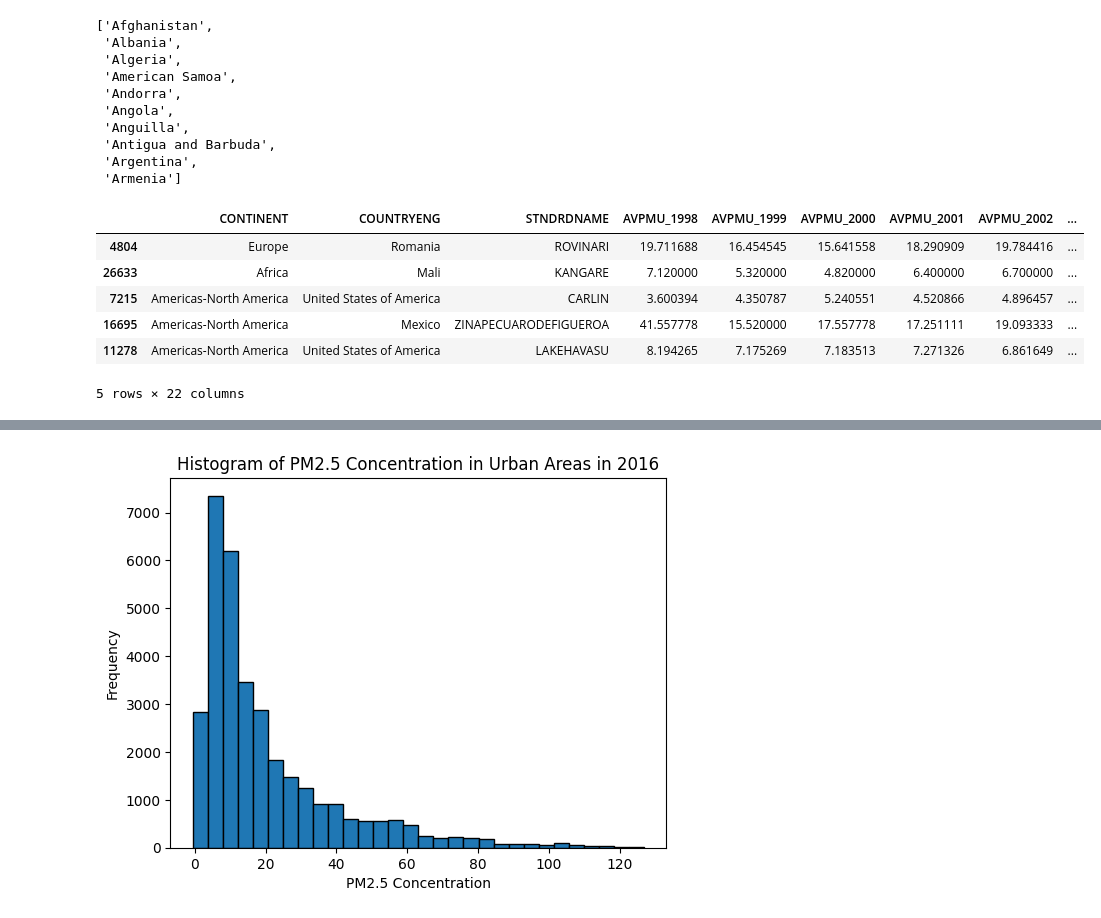
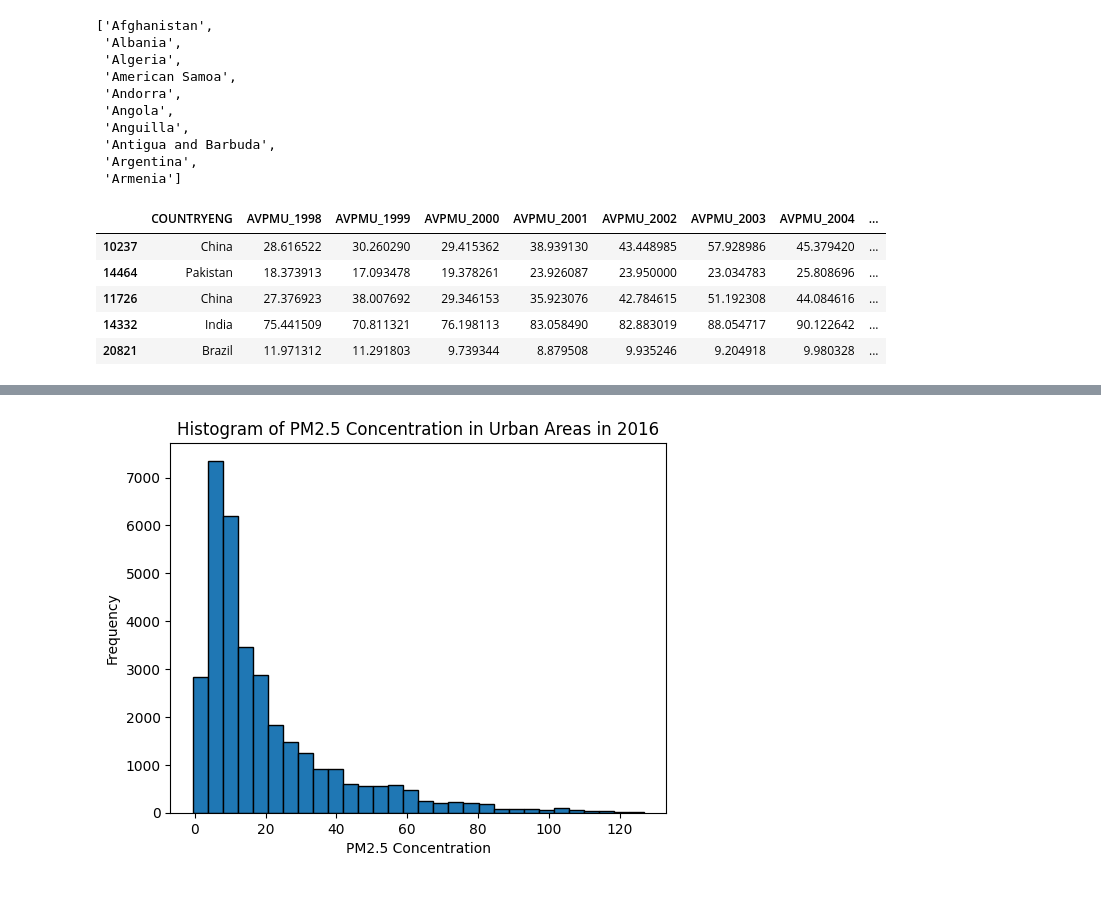
Before and after one commit to dalejandroabel/NASA-Space-Apps, a Jupyter notebook: Juan_xlxs/PM.ipynb, the cells around one changed output, grey strips where cells are left out. Saved outputs shown, nothing was run; the diff lists cells and outputs as text; code cells hidden in the pictures.

```diff
--- a/Juan_xlxs/PM.ipynb
+++ b/Juan_xlxs/PM.ipynb
@@ -78,14 +78,13 @@ countriesExce[:10]
  'Armenia']
 # %%
 urbanPm25ExposureDf.sample(5)
-filteredColsUrban = ['CONTINENT', 'COUNTRYENG', 'STNDRDNAME'] + [col for col in urbanPm25ExposureDf.columns if col.startswith('AVPMU_')]
+filteredColsUrban = ['COUNTRYENG'] + [col for col in urbanPm25ExposureDf.columns if col.startswith('AVPMU_')]
 filteredUrbanExpoDf = urbanPm25ExposureDf[filteredColsUrban]
 filteredUrbanExpoDf.sample(5)
 # %% [output]
-|  | CONTINENT | COUNTRYENG | STNDRDNAME | AVPMU_1998 | AVPMU_1999 | AVPMU_2000 | AVPMU_2001 | AVPMU_2002 | ... |
-| 4804 | Europe | Romania | ROVINARI | 19.711688 | 16.454545 | 15.641558 | 18.290909 | 19.784416 | ... |
-| 26633 | Africa | Mali | KANGARE | 7.120000 | 5.320000 | 4.820000 | 6.400000 | 6.700000 | ... |
-| 7215 | Americas-North America | United States of America | CARLIN | 3.600394 | 4.350787 | 5.240551 | 4.520866 | 4.896457 | ... |
-| 16695 | Americas-North America | Mexico | ZINAPECUARODEFIGUEROA | 41.557778 | 15.520000 | 17.557778 | 17.251111 | 19.093333 | ... |
-| 11278 | Americas-North America | United States of America | LAKEHAVASU | 8.194265 | 7.175269 | 7.183513 | 7.271326 | 6.861649 | ... |
+|  | COUNTRYENG | AVPMU_1998 | AVPMU_1999 | AVPMU_2000 | AVPMU_2001 | AVPMU_2002 | AVPMU_2003 | AVPMU_2004 | ... |
+| 10237 | China | 28.616522 | 30.260290 | 29.415362 | 38.939130 | 43.448985 | 57.928986 | 45.379420 | ... |
+| 14464 | Pakistan | 18.373913 | 17.093478 | 19.378261 | 23.926087 | 23.950000 | 23.034783 | 25.808696 | ... |
+| 11726 | China | 27.376923 | 38.007692 | 29.346153 | 35.923076 | 42.784615 | 51.192308 | 44.084616 | ... |
+| 14332 | India | 75.441509 | 70.811321 | 76.198113 | 83.058490 | 82.883019 | 88.054717 | 90.122642 | ... |
+| 20821 | Brazil | 11.971312 | 11.291803 | 9.739344 | 8.879508 | 9.935246 | 9.204918 | 9.980328 | ... |
-5 rows × 22 columns
```
Also changed, not shown: parts of 9 cells of this notebook.
